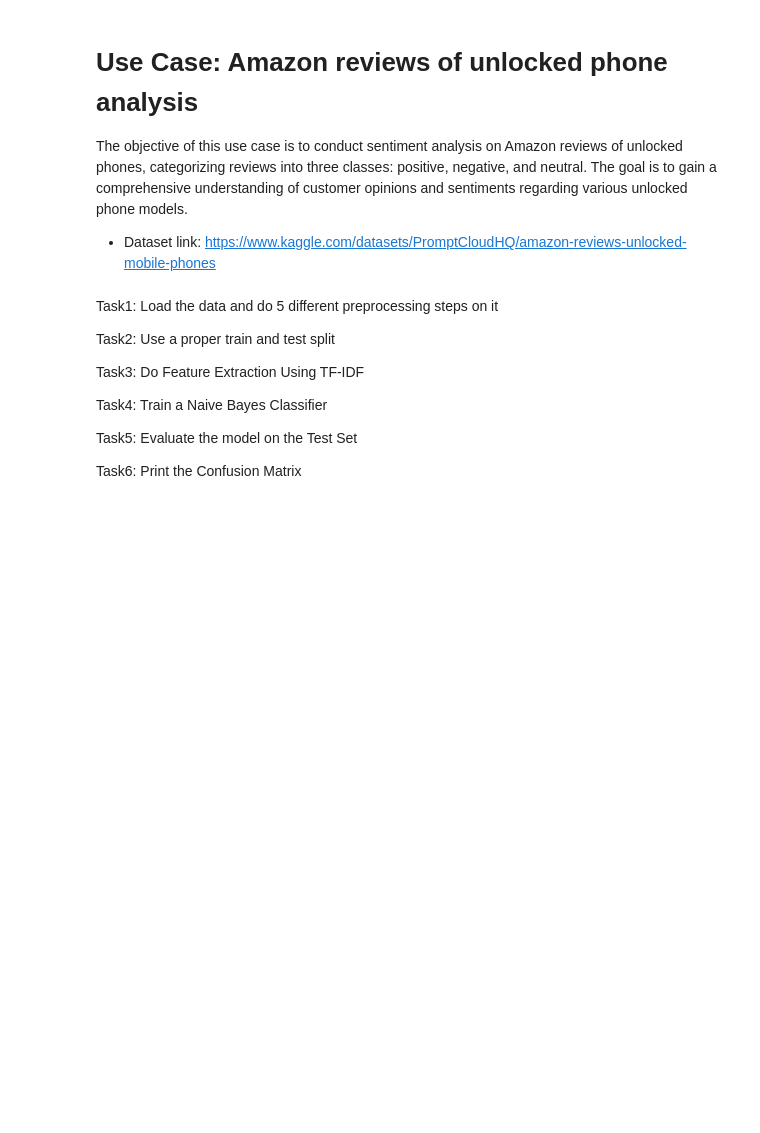
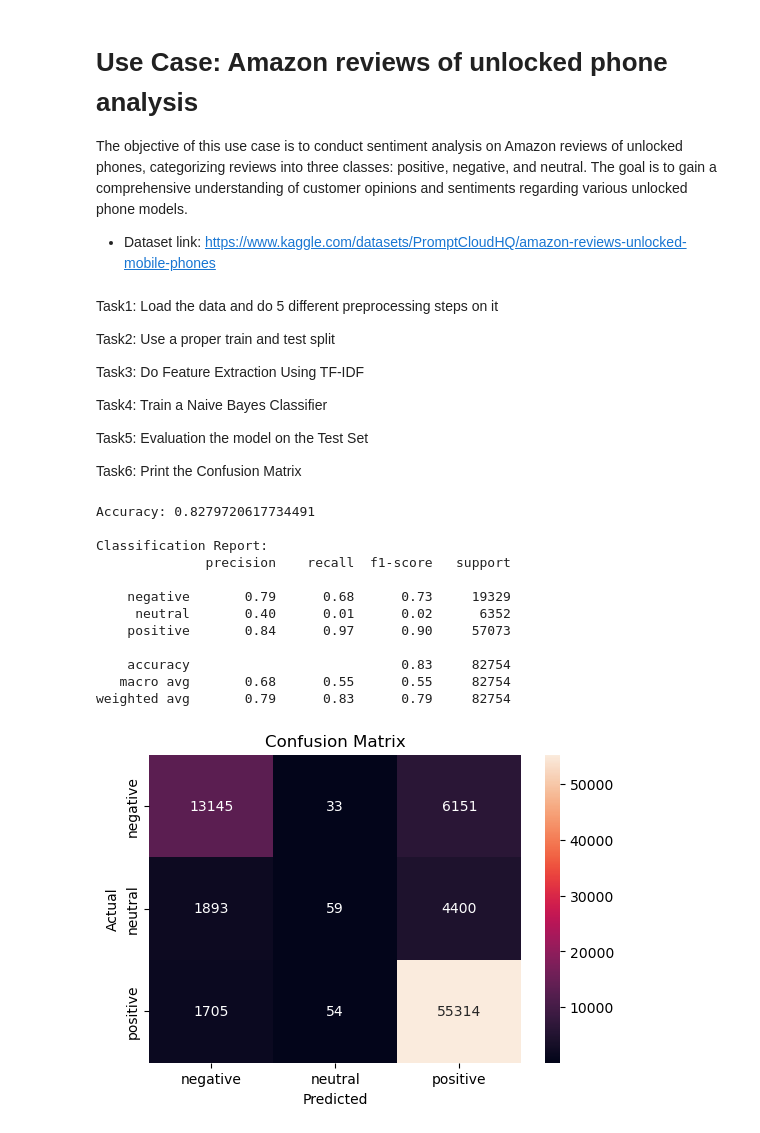
Before and after one commit to hus-01/NLP-Labs, a Jupyter notebook: NLP-LAB-4/Lab4_Classification_and_evaluation.ipynb, the cells around one changed output. Cells and saved outputs as stored; diff of their text form; code cells hidden in the pictures; blank space fills up the shorter version.

```diff
--- a/NLP-LAB-4/Lab4_Classification_and_evaluation_solved.ipynb
+++ b/NLP-LAB-4/Lab4_Classification_and_evaluation.ipynb
@@ -170,7 +172,7 @@ Task3: Do Feature Extraction Using TF-IDF
 
 Task4: Train a Naive Bayes Classifier
 
-Task5: Evaluate the model on the Test Set
+Task5: Evaluation the model on the Test Set
 
 Task6: Print the Confusion Matrix
 # %%
@@ -179,7 +181,7 @@ Task6: Print the Confusion Matrix
 import pandas as pd
 import re
 
-amazon_data = pd.read_csv('/content/Amazon_Unlocked_Mobile.csv')
+amazon_data = pd.read_csv('Amazon_Unlocked_Mobile.csv', encoding='latin-1')
 
 # Display data
 amazon_data.head()
@@ -231,30 +233,44 @@ from sklearn.naive_bayes import MultinomialNB
 
 nb_classifier = MultinomialNB()
 nb_classifier.fit(X_train_tfidf, y_train)
 
 # Task 5: Evaluate the model
 from sklearn.metrics import accuracy_score, classification_report
 
 y_pred = nb_classifier.predict(X_test_tfidf)
 
 accuracy = accuracy_score(y_test, y_pred)
 
 print("Accuracy:", accuracy)
 print("\nClassification Report:")
 print(classification_report(y_test, y_pred))
 
 # Task 6: Confusion Matrix
 from sklearn.metrics import confusion_matrix
 import matplotlib.pyplot as plt
 import seaborn as sns
 
 cm = confusion_matrix(y_test, y_pred)
 
 plt.figure(figsize=(6,4))
 sns.heatmap(cm, annot=True, fmt='d',
             xticklabels=nb_classifier.classes_,
             yticklabels=nb_classifier.classes_)
 plt.xlabel('Predicted')
 plt.ylabel('Actual')
 plt.title('Confusion Matrix')
 plt.show()
+# %% [output]
+Accuracy: 0.8279720617734491
+
+Classification Report:
+              precision    recall  f1-score   support
+
+    negative       0.79      0.68      0.73     19329
+     neutral       0.40      0.01      0.02      6352
+    positive       0.84      0.97      0.90     57073
+
+    accuracy                           0.83     82754
+   macro avg       0.68      0.55      0.55     82754
+weighted avg       0.79      0.83      0.79     82754
+[figure, added]
```
Also changed, not shown: parts of 1 cell of this notebook, 12 other files.
